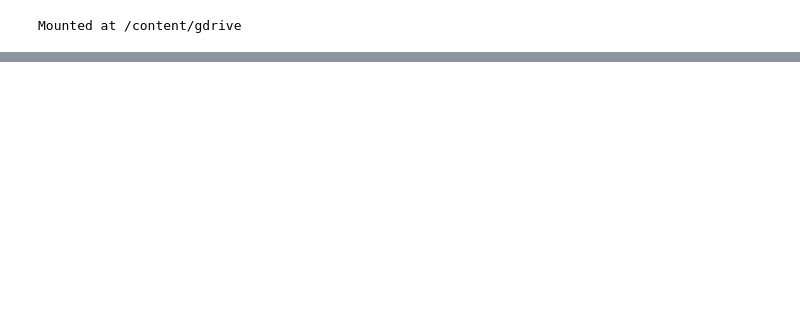
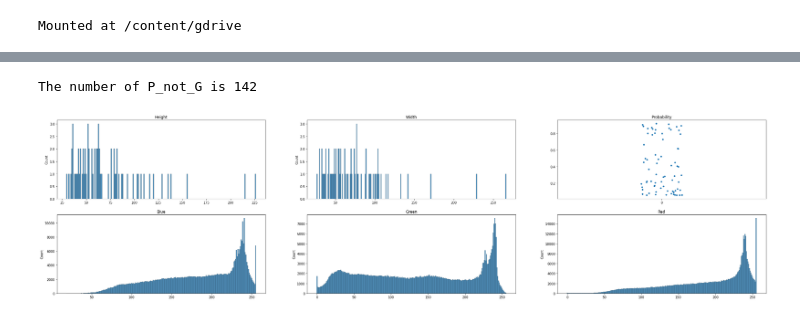
Before and after one commit to ryan840919/STAS-Detection, a Jupyter notebook: Prediction_and_Ground_true.ipynb, the cells around one changed output, grey strips where cells are left out. Saved outputs shown, nothing was run; the diff lists cells and outputs as text; code cells hidden in the pictures; blank space fills up the shorter version.

```diff
--- a/Prediction_and_Ground_true.ipynb
+++ b/Prediction_and_Ground_true.ipynb
@@ -58,0 +214,5 @@ print(len(os.listdir(f'/content/gdrive/MyDrive/AI競賽_運算/data/val_labeled/
+# %%
+Statistics_P_not_G('test_for_label_augmentation')
+# %% [output]
+The number of P_not_G is 142
+[figure, added]
```
Also changed, not shown: parts of 20 cells of this notebook.
